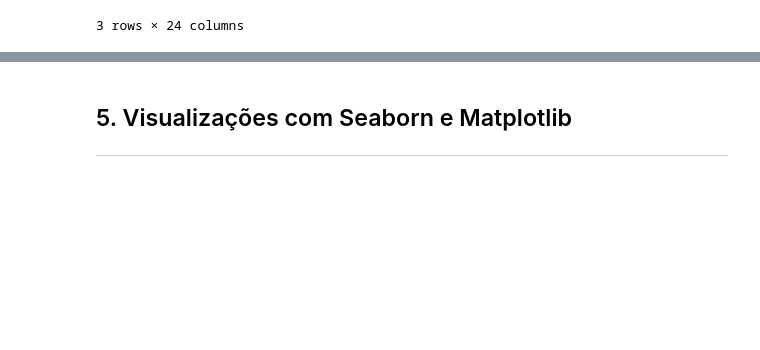
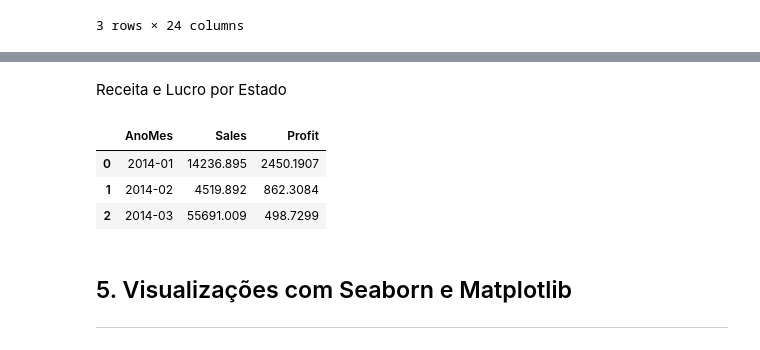
Before and after one commit to danoliveiraed/superstore-analytics, a Jupyter notebook: notebooks/superstore_analysis.ipynb, the cells around one changed output, grey strips where cells are left out. Drawn from its saved outputs; the diff is of its cells as text; code cells hidden in the pictures; blank space fills up the shorter version.

```diff
--- a/notebooks/superstore_analysis.ipynb
+++ b/notebooks/superstore_analysis.ipynb
@@ -172,3 +204,13 @@ dado.head(3)
+# %% [markdown]
+Receita e Lucro por Estado
+# %%
+mes_agg = dado.groupby('AnoMes', observed=True)[['Sales', 'Profit']].sum().reset_index().sort_values(by='AnoMes')
+mes_agg.head(3)
+# %% [output]
+|  | AnoMes | Sales | Profit |
+| 0 | 2014-01 | 14236.895 | 2450.1907 |
+| 1 | 2014-02 | 4519.892 | 862.3084 |
+| 2 | 2014-03 | 55691.009 | 498.7299 |
 # %% [markdown]
 ## 5. Visualizações com Seaborn e Matplotlib
 
```
Also changed, not shown: parts of 8 cells of this notebook.
